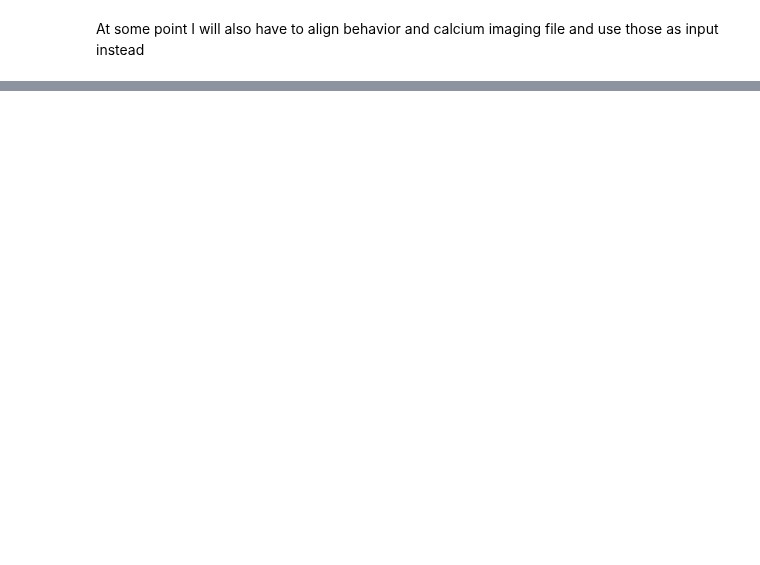
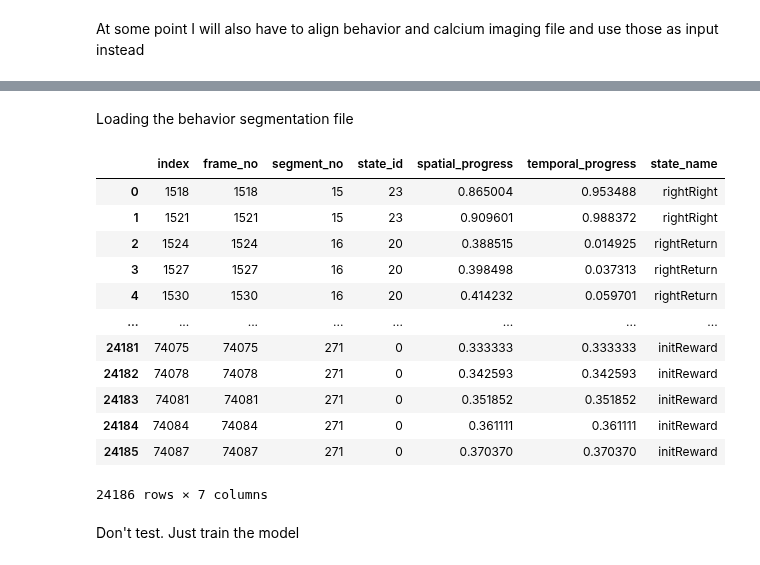
Before and after one commit to konkalaitzidis/bpnn, a Jupyter notebook: src/new-main.ipynb, the cells around one changed output, grey strips where cells are left out. Drawn from its saved outputs; the diff is of its cells as text; code cells hidden in the pictures; blank space fills up the shorter version.

Commit message:
align behavior annotation with calcium frames

```diff
--- a/src/new-main.ipynb
+++ b/src/new-main.ipynb
@@ -188,0 +209,13 @@ At some point I will also have to align behavior and calcium imaging file and us
+# %%
+# Preparing bonsai data file
+bonsai_data_path = input("Insert path of behavioral data file here: ")
+bonsai_data = pd.read_csv(bonsai_data_path, header=None)
+
+
+# Adding column names
+bonsai_data = bonsai_data.rename(columns={
+    0: 'Time', 1: 'Trial_Number',
+    2: 'Reward', 3: 'Frame_Number', 4: 'Central_Zone',
+    5: 'L_Zone', 6: 'R_Zone', 7: 'Calcium_frame'})
+
+bonsai_data.head()
@@ -188,0 +230,27 @@ At some point I will also have to align behavior and calcium imaging file and us
+# %% [markdown]
+Loading the behavior segmentation file
+# %%
+df_behavior = pd.read_hdf('/Users/konstantinoskalaitzidis/Developer/dmc/thesis_data/20211016_163921_animal1learnday1.h5', 'per_frame')
+df_behavior.head()
+
+# align the calcium frame column from the bonsai file with the behavior file
+df_behavior.loc[bonsai_data.groupby('Calcium_frame').first()[1:].Frame_Number].reset_index()
+
+
+#A = bonsai_data.set_index('calcium_frame')
+# %% [output]
+|  | index | frame_no | segment_no | state_id | spatial_progress | temporal_progress | state_name |
+| 0 | 1518 | 1518 | 15 | 23 | 0.865004 | 0.953488 | rightRight |
+| 1 | 1521 | 1521 | 15 | 23 | 0.909601 | 0.988372 | rightRight |
+| 2 | 1524 | 1524 | 16 | 20 | 0.388515 | 0.014925 | rightReturn |
+| 3 | 1527 | 1527 | 16 | 20 | 0.398498 | 0.037313 | rightReturn |
+| 4 | 1530 | 1530 | 16 | 20 | 0.414232 | 0.059701 | rightReturn |
+| ... | ... | ... | ... | ... | ... | ... | ... |
+| 24181 | 74075 | 74075 | 271 | 0 | 0.333333 | 0.333333 | initReward |
+| 24182 | 74078 | 74078 | 271 | 0 | 0.342593 | 0.342593 | initReward |
+| 24183 | 74081 | 74081 | 271 | 0 | 0.351852 | 0.351852 | initReward |
+| 24184 | 74084 | 74084 | 271 | 0 | 0.361111 | 0.361111 | initReward |
+| 24185 | 74087 | 74087 | 271 | 0 | 0.370370 | 0.370370 | initReward |
+24186 rows × 7 columns
+# %% [markdown]
+Don't test. Just train the model
```
Also changed, not shown: parts of 35 cells of this notebook, 2 other files.
